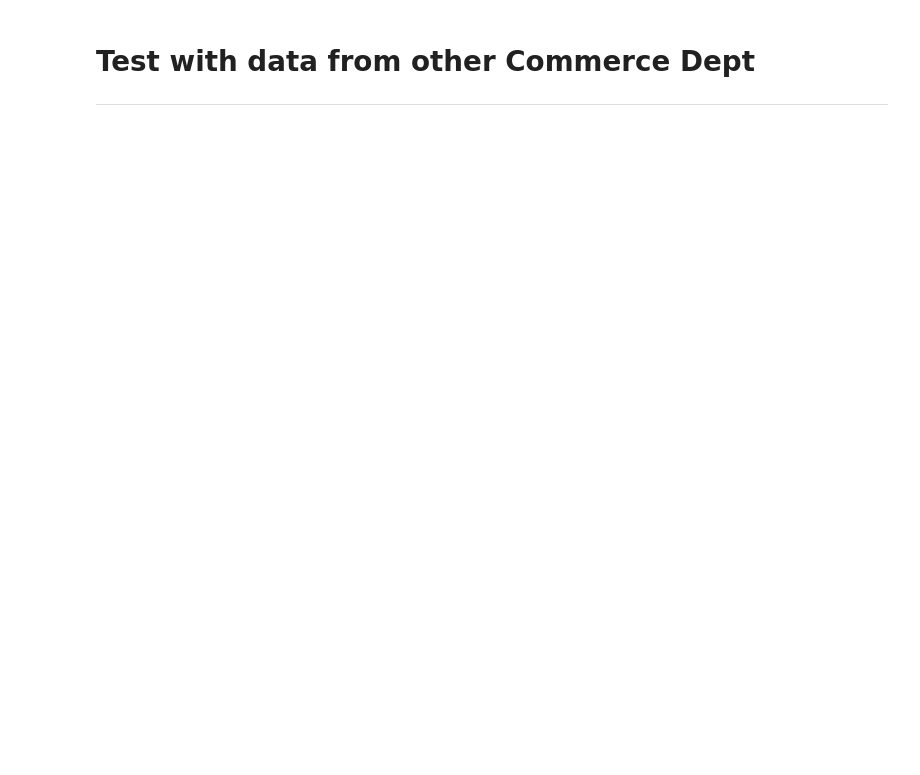
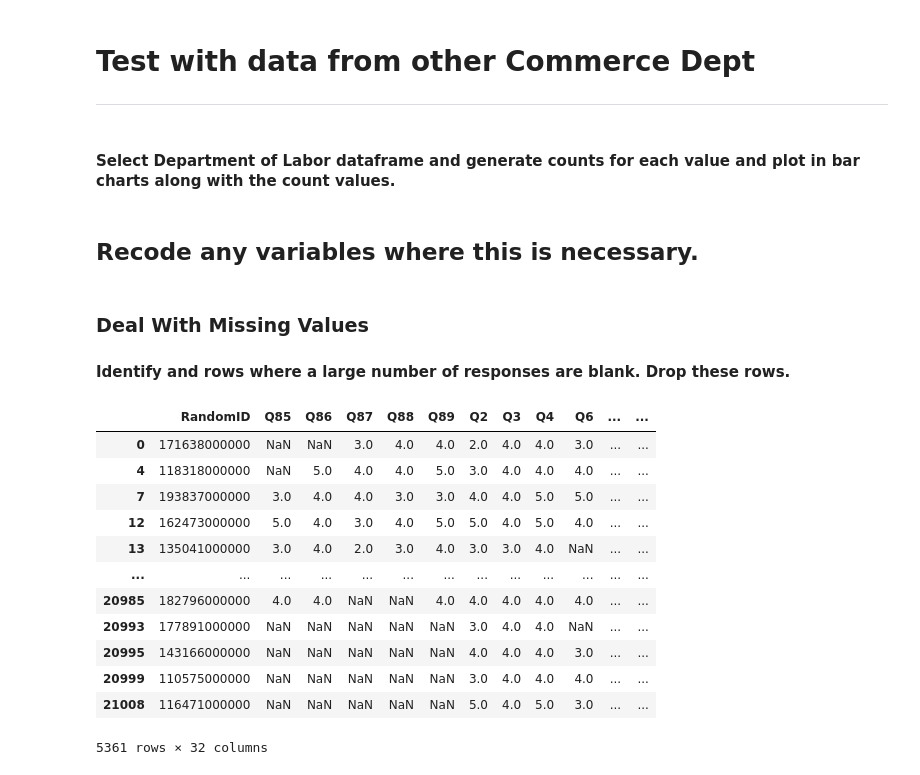
Before and after one commit to CJunger/agency-turnover, a Jupyter notebook: agency_analysis.ipynb, the cells around one changed output. Saved outputs shown, nothing was run; the diff lists cells and outputs as text; code cells hidden in the pictures; blank space fills up the shorter version.

```diff
--- a/agency_analysis.ipynb
+++ b/agency_analysis.ipynb
@@ -794,3 +393,7 @@ shap.summary_plot(shap_values, X_test)
 # %% [markdown]
 # Test with data from other Commerce Dept
 ----
+# %% [markdown]
+#### Select Department of Labor dataframe and generate counts for each value and plot in bar charts along with the count values.
+# %% [markdown]
+## Recode any variables where this is necessary.
@@ -796,0 +404,21 @@ shap.summary_plot(shap_values, X_test)
+# %% [markdown]
+### Deal With Missing Values
+#### Identify and rows where a large number of responses are blank. Drop these rows.
+# %%
+#which rows don't have many answers? take the average of the missing data and get the proportion missing
+df_commerce_relevant['row_missing_percent']=df_commerce_relevant.isnull().mean(axis=1)
+df_commerce_relevant[df_commerce_relevant['row_missing_percent']!=0.0]
+# %% [output]
+|  | RandomID | Q85 | Q86 | Q87 | Q88 | Q89 | Q2 | Q3 | Q4 | Q6 | ... | ... |
+| 0 | 171638000000 | NaN | NaN | 3.0 | 4.0 | 4.0 | 2.0 | 4.0 | 4.0 | 3.0 | ... | ... |
+| 4 | 118318000000 | NaN | 5.0 | 4.0 | 4.0 | 5.0 | 3.0 | 4.0 | 4.0 | 4.0 | ... | ... |
+| 7 | 193837000000 | 3.0 | 4.0 | 4.0 | 3.0 | 3.0 | 4.0 | 4.0 | 5.0 | 5.0 | ... | ... |
+| 12 | 162473000000 | 5.0 | 4.0 | 3.0 | 4.0 | 5.0 | 5.0 | 4.0 | 5.0 | 4.0 | ... | ... |
+| 13 | 135041000000 | 3.0 | 4.0 | 2.0 | 3.0 | 4.0 | 3.0 | 3.0 | 4.0 | NaN | ... | ... |
+| ... | ... | ... | ... | ... | ... | ... | ... | ... | ... | ... | ... | ... |
+| 20985 | 182796000000 | 4.0 | 4.0 | NaN | NaN | 4.0 | 4.0 | 4.0 | 4.0 | 4.0 | ... | ... |
+| 20993 | 177891000000 | NaN | NaN | NaN | NaN | NaN | 3.0 | 4.0 | 4.0 | NaN | ... | ... |
+| 20995 | 143166000000 | NaN | NaN | NaN | NaN | NaN | 4.0 | 4.0 | 4.0 | 3.0 | ... | ... |
+| 20999 | 110575000000 | NaN | NaN | NaN | NaN | NaN | 3.0 | 4.0 | 4.0 | 4.0 | ... | ... |
+| 21008 | 116471000000 | NaN | NaN | NaN | NaN | NaN | 5.0 | 4.0 | 5.0 | 3.0 | ... | ... |
+5361 rows × 32 columns
```
Also changed, not shown: parts of 66 cells of this notebook.
